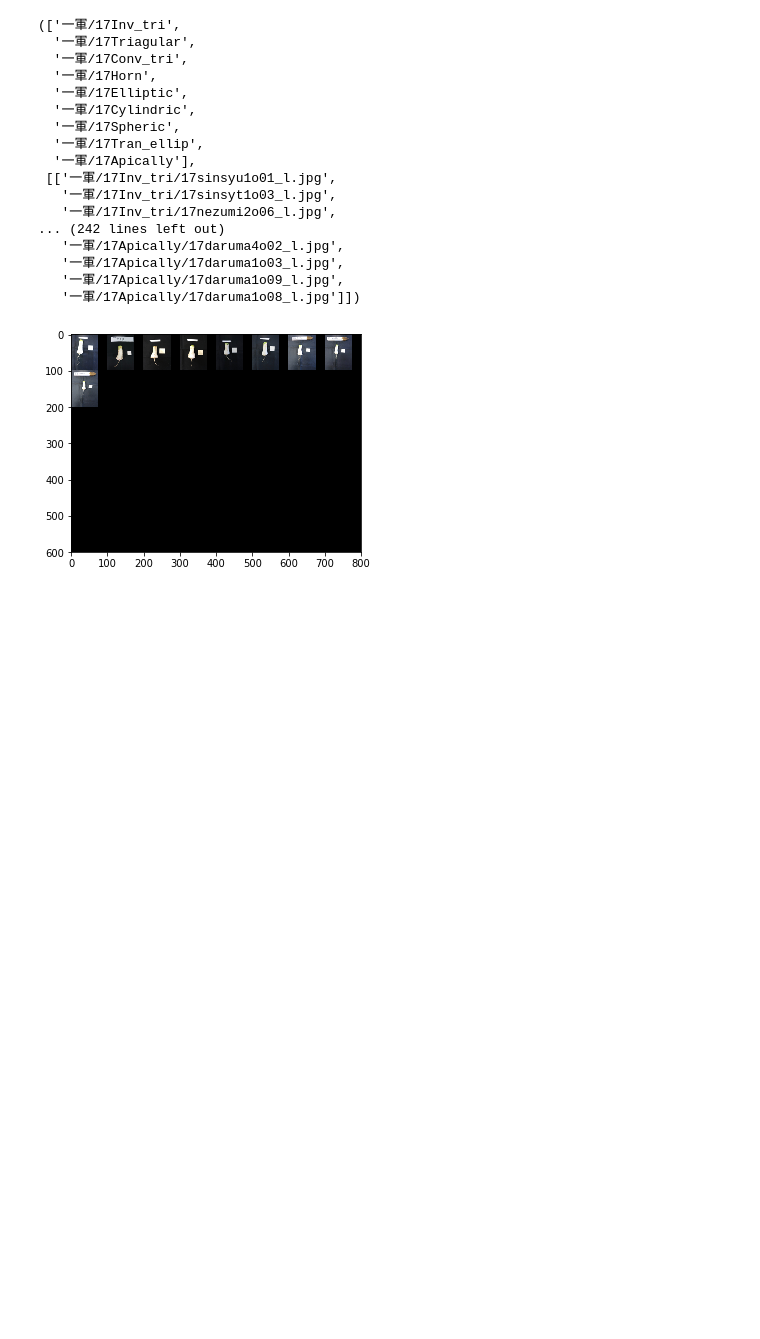
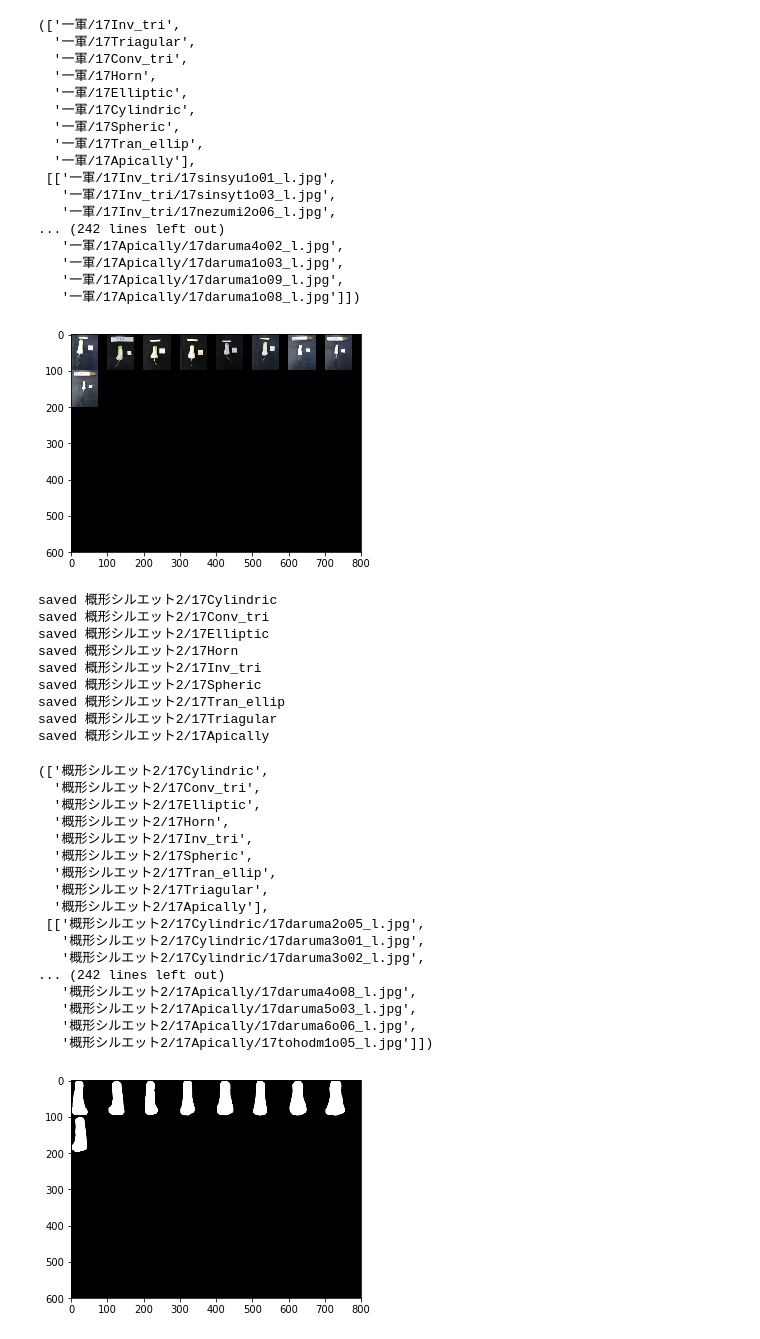
Before and after one commit to iciromaco/RL2nd, a Jupyter notebook: ツール１ - 指定フォルダ以下の画像のパスを底引きする.ipynb, the cells around one changed output. Cells and saved outputs as stored; diff of their text form; code cells hidden in the pictures; blank space fills up the shorter version.

```diff
--- a/ツール１ - 指定フォルダ以下の画像のパスを底引きする.ipynb
+++ b/ツール１ - 指定フォルダ以下の画像のパスを底引きする.ipynb
@@ -80,3 +80,33 @@ saved 一軍/17Apically
    '一軍/17Apically/17daruma1o09_l.jpg',
    '一軍/17Apically/17daruma1o08_l.jpg']])
 [figure]
+# %%
+listimage(path='概形シルエット2')
+# %% [output]
+saved 概形シルエット2/17Cylindric
+saved 概形シルエット2/17Conv_tri
+saved 概形シルエット2/17Elliptic
+saved 概形シルエット2/17Horn
+saved 概形シルエット2/17Inv_tri
+saved 概形シルエット2/17Spheric
+saved 概形シルエット2/17Tran_ellip
+saved 概形シルエット2/17Triagular
+saved 概形シルエット2/17Apically
+(['概形シルエット2/17Cylindric',
+  '概形シルエット2/17Conv_tri',
+  '概形シルエット2/17Elliptic',
+  '概形シルエット2/17Horn',
+  '概形シルエット2/17Inv_tri',
+  '概形シルエット2/17Spheric',
+  '概形シルエット2/17Tran_ellip',
+  '概形シルエット2/17Triagular',
+  '概形シルエット2/17Apically'],
+ [['概形シルエット2/17Cylindric/17daruma2o05_l.jpg',
+   '概形シルエット2/17Cylindric/17daruma3o01_l.jpg',
+   '概形シルエット2/17Cylindric/17daruma3o02_l.jpg',
+... (242 lines left out)
+   '概形シルエット2/17Apically/17daruma4o08_l.jpg',
+   '概形シルエット2/17Apically/17daruma5o03_l.jpg',
+   '概形シルエット2/17Apically/17daruma6o06_l.jpg',
+   '概形シルエット2/17Apically/17tohodm1o05_l.jpg']])
+[figure, added]
```
Also changed, not shown: 13 other files.
